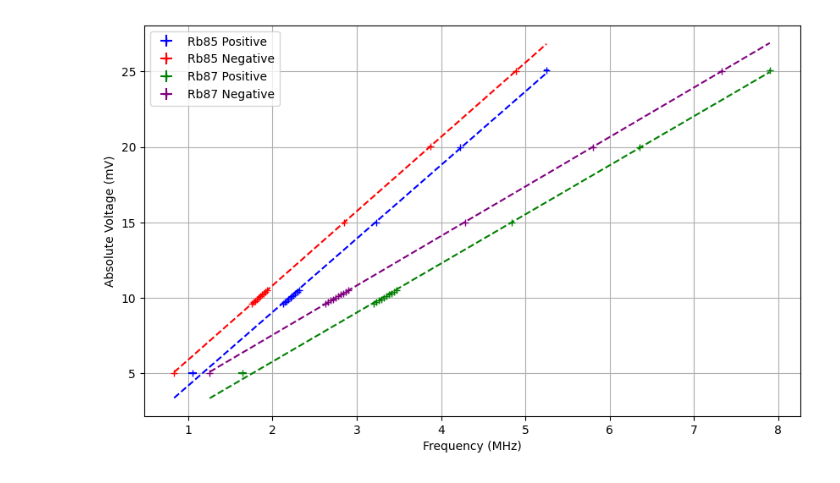
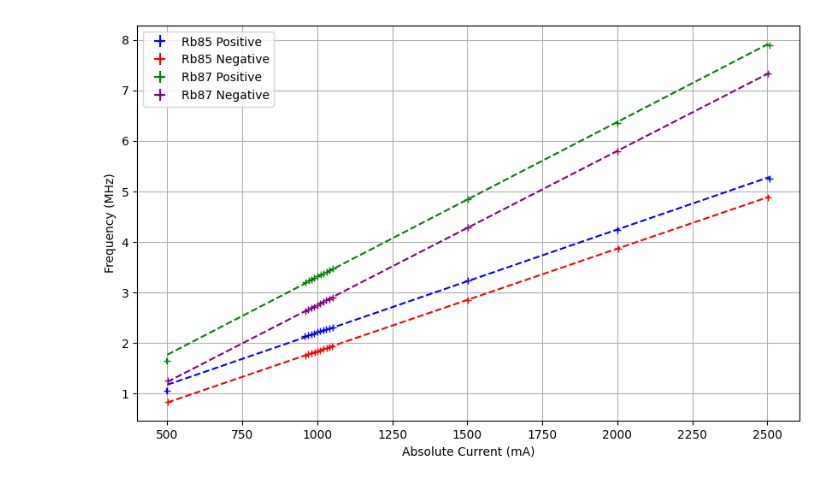
Before and after one commit to eliaslehman/physics-111B, a Jupyter notebook: OPT/OPT.ipynb, the cells around one changed output. Drawn from its saved outputs; the diff is of its cells as text; code cells hidden in the pictures.

```diff
--- a/OPT/OPT.ipynb
+++ b/OPT/OPT.ipynb
@@ -7,6 +7,14 @@ import matplotlib.pyplot as plt
 # Read the CSV files
 rb85_data = pd.read_csv('OPT Data - Rubidium 85.csv')
 rb87_data = pd.read_csv('OPT Data - Rubidium 87.csv')
+
+rb85_data['Current (mA)'] = 1e2*rb85_data['Voltage (mV)']
+rb85_data['Abs Current'] = np.abs(rb85_data['Current (mA)'])
+rb85_data['Current Error'] = 1e2*rb85_data['Voltage Error']
+
+rb87_data['Current (mA)'] = 1e2*rb87_data['Voltage (mV)']
+rb87_data['Abs Current'] = np.abs(rb87_data['Current (mA)'])
+rb87_data['Current Error'] = 1e2*rb87_data['Voltage Error']
 # %%
 # Define a linear fitting function
 def linear_fit(x, m, c):
@@ -16,67 +24,98 @@ def linear_fit(x, m, c):
 def chi_squared(observed, expected, errors):
     return np.sum(((observed - expected) / errors)**2)
 
+def red_chi_squared(observed, expected, error):
+    return chi_squared(observed, expected, error) / (len(observed) - 2)
+
 # Separate data by isotope and polarity
 rb85_positive = rb85_data[rb85_data['Polarity'] == 'P']
 rb85_negative = rb85_data[rb85_data['Polarity'] == 'N']
 rb87_positive = rb87_data[rb87_data['Polarity'] == 'P']
 rb87_negative = rb87_data[rb87_data['Polarity'] == 'N']
 
-# Define frequency values for fitting
-rb85_values = np.linspace(min(rb85_data['Freq (MHz)']), max(rb85_data['Freq (MHz)']), 100)
-rb87_values = np.linspace(min(rb87_data['Freq (MHz)']), max(rb87_data['Freq (MHz)']), 100)
+# Define current values for fitting
+rb85_values = np.linspace(min(rb85_data['Abs Current']), max(rb85_data['Abs Current']), 1000)
+rb87_values = np.linspace(min(rb87_data['Abs Current']), max(rb87_data['Abs Current']), 1000)
 
 # Fit lines
-rb85_positive_params, _ = curve_fit(linear_fit, rb85_positive['Freq (MHz)'], rb85_positive['Abs Voltage'])
-rb85_negative_params, _ = curve_fit(linear_fit, rb85_negative['Freq (MHz)'], rb85_negative['Abs Voltage'])
-rb87_positive_params, _ = curve_fit(linear_fit, rb87_positive['Freq (MHz)'], rb87_positive['Abs Voltage'])
-rb87_negative_params, _ = curve_fit(linear_fit, rb87_negative['Freq (MHz)'], rb87_negative['Abs Voltage'])
+rb85_positive_params, _ = curve_fit(linear_fit, rb85_positive['Abs Current'], rb85_positive['Freq (MHz)'])
+rb85_negative_params, _ = curve_fit(linear_fit, rb85_negative['Abs Current'], rb85_negative['Freq (MHz)'],)
+rb87_positive_params, _ = curve_fit(linear_fit, rb87_positive['Abs Current'], rb87_positive['Freq (MHz)'],)
+rb87_negative_params, _ = curve_fit(linear_fit, rb87_negative['Abs Current'], rb87_negative['Freq (MHz)'], )
 
 # Calculate chi-squared values
-chi_rb85_positive = chi_squared(rb85_positive['Abs Voltage'], linear_fit(rb85_positive['Freq (MHz)'], *rb85_positive_params), rb85_positive['Voltage Error'])
-chi_rb85_negative = chi_squared(rb85_negative['Abs Voltage'], linear_fit(rb85_negative['Freq (MHz)'], *rb85_negative_params), rb85_negative['Voltage Error'])
-chi_rb87_positive = chi_squared(rb87_positive['Abs Voltage'], linear_fit(rb87_positive['Freq (MHz)'], *rb87_positive_params), rb87_positive['Voltage Error'])
-chi_rb87_negative = chi_squared(rb87_negative['Abs Voltage'], linear_fit(rb87_negative['Freq (MHz)'], *rb87_negative_params), rb87_negative['Voltage Error'])
+chi_rb85_positive = chi_squared(rb85_positive['Freq (MHz)'], linear_fit(rb85_positive['Abs Current'], *rb85_positive_params), rb85_positive['Freq Err'])
+chi_rb85_negative = chi_squared(rb85_negative['Freq (MHz)'], linear_fit(rb85_negative['Abs Current'], *rb85_negative_params), rb85_negative['Freq Err'])
+chi_rb87_positive = chi_squared(rb87_positive['Freq (MHz)'], linear_fit(rb87_positive['Abs Current'], *rb87_positive_params), rb87_positive['Freq Err'])
+chi_rb87_negative = chi_squared(rb87_negative['Freq (MHz)'], linear_fit(rb87_negative['Abs Current'], *rb87_negative_params), rb87_negative['Freq Err'])
 
-print(r"r$Chi_{^85Rb, +}^2$ ="+str(chi_rb85_positive))
-print(r"$Chi_{^85Rb, -}^2$ ="+str(chi_rb85_negative))
-print(r"$Chi_{^87Rb, +}^2$ ="+str(chi_rb87_positive))
-print(r"$Chi_{^87Rb, -}^2$ ="+str(chi_rb87_negative))
+print("Chi squared {85Rb, +} ="+str(chi_rb85_positive))
+print("Chi squared {85Rb, -} ="+str(chi_rb85_negative))
+print("Chi squared {87Rb, +} ="+str(chi_rb87_positive))
+print("Chi squared {87Rb, -} ="+str(chi_rb87_negative))
+
+# Calculate chi-squared values
+red_chi_rb85_positive = red_chi_squared(rb85_positive['Freq (MHz)'], linear_fit(rb85_positive['Abs Current'], *rb85_positive_params), rb85_positive['Freq Err'])
+red_chi_rb85_negative = red_chi_squared(rb85_negative['Freq (MHz)'], linear_fit(rb85_negative['Abs Current'], *rb85_negative_params), rb85_negative['Freq Err'])
+red_chi_rb87_positive = red_chi_squared(rb87_positive['Freq (MHz)'], linear_fit(rb87_positive['Abs Current'], *rb87_positive_params), rb87_positive['Freq Err'])
+red_chi_rb87_negative = red_chi_squared(rb87_negative['Freq (MHz)'], linear_fit(rb87_negative['Abs Current'], *rb87_negative_params), rb87_negative['Freq Err'])
+
+print("Reduced Chi squared {85Rb, +} ="+str(red_chi_rb85_positive))
+print("Reduced Chi squared {85Rb, -} ="+str(red_chi_rb85_negative))
+print("Reduced Chi squared {87Rb, +} ="+str(red_chi_rb87_positive))
+print("Reduced Chi squared {87Rb, -} ="+str(red_chi_rb87_negative))
 
 # Plotting and fitting
 plt.figure(figsize=(10, 6))
 
 # Rubidium 85 - Positive Polarity
-plt.errorbar(rb85_positive['Freq (MHz)'], rb85_positive['Abs Voltage'],
-             xerr=rb85_positive['Freq Err'], yerr=rb85_positive['Voltage Error'],
+plt.errorbar(rb85_positive['Abs Current'], rb85_positive['Freq (MHz)'],
+             xerr=rb85_positive['Current Error'], yerr=rb85_positive['Freq Err'],
              fmt='+', label='Rb85 Positive', color='blue')
 plt.plot(rb85_values, linear_fit(rb85_values, *rb85_positive_params), color='blue', linestyle='--')
 
 # Rubidium 85 - Negative Polarity
-plt.errorbar(rb85_negative['Freq (MHz)'], rb85_negative['Abs Voltage'],
-             xerr=rb85_negative['Freq Err'], yerr=rb85_negative['Voltage Error'],
+plt.errorbar(rb85_negative['Abs Current'], rb85_negative['Freq (MHz)'],
+             xerr=rb85_negative['Current Error'], yerr=rb85_negative['Freq Err'],
              fmt='+', label='Rb85 Negative', color='red')
 plt.plot(rb85_values, linear_fit(rb85_values, *rb85_negative_params), color='red', linestyle='--')
 
 # Rubidium 87 - Positive Polarity
-plt.errorbar(rb87_positive['Freq (MHz)'], rb87_positive['Abs Voltage'],
-             xerr=rb87_positive['Freq Err'], yerr=rb87_positive['Voltage Error'],
+plt.errorbar(rb87_positive['Abs Current'], rb87_positive['Freq (MHz)'],
+             xerr=rb87_positive['Current Error'], yerr=rb87_positive['Freq Err'],
              fmt='+', label='Rb87 Positive', color='green')
 plt.plot(rb87_values, linear_fit(rb87_values, *rb87_positive_params), color='green', linestyle='--')
 
 # Rubidium 87 - Negative Polarity
-plt.errorbar(rb87_negative['Freq (MHz)'], rb87_negative['Abs Voltage'],
-             xerr=rb87_negative['Freq Err'], yerr=rb87_negative['Voltage Error'],
+plt.errorbar(rb87_negative['Abs Current'], rb87_negative['Freq (MHz)'],
+             xerr=rb87_negative['Current Error'], yerr=rb87_negative['Freq Err'],
              fmt='+', label='Rb87 Negative', color='purple')
 plt.plot(rb87_values, linear_fit(rb87_values, *rb87_negative_params), color='purple', linestyle='--')
 
 # Add labels and legend
-plt.xlabel('Frequency (MHz)')
-plt.ylabel('Absolute Voltage (mV)')
+plt.ylabel('Frequency (MHz)')
+plt.xlabel('Absolute Current (mA)')
 plt.legend()
 plt.grid(True)
 #plt.text(2, 9.5, f'Chi-squared (Rb85 Positive): {chi_rb85_positive:.2f}', fontsize=12, color='blue')
 
 # Show the plot
 plt.show()
+
+# Print the parameters
+print("For Rubidium 85 (+):")
+print(f"Slope (m): {rb85_positive_params[0]:.4f}")
+print(f"Intercept (c): {rb85_positive_params[1]:.4f}\n")
+
+print("For Rubidium 85 (-):")
+print(f"Slope (m): {rb85_positive_params[0]:.4f}")
+print(f"Intercept (c): {rb85_negative_params[1]:.4f}\n")
+
+print("For Rubidium 87 (+):")
+print(f"Slope (m): {rb87_positive_params[0]:.4}")
+print(f"Intercept (c): {rb87_positive_params[1]:.4f}\n")
+
+print("For Rubidium 87 (-):")
+print(f"Slope (m): {rb87_negative_params[0]:.4}")
+print(f"Intercept (c): {rb87_negative_params[1]:.4f}")
 # %% [output]
@@ -87 +130 @@ $Chi_{^87Rb, -}^2$ =5492.647896531442
-[figure, old version]
+[figure, new version]
```
Also changed, not shown: parts of 9 cells of this notebook.
